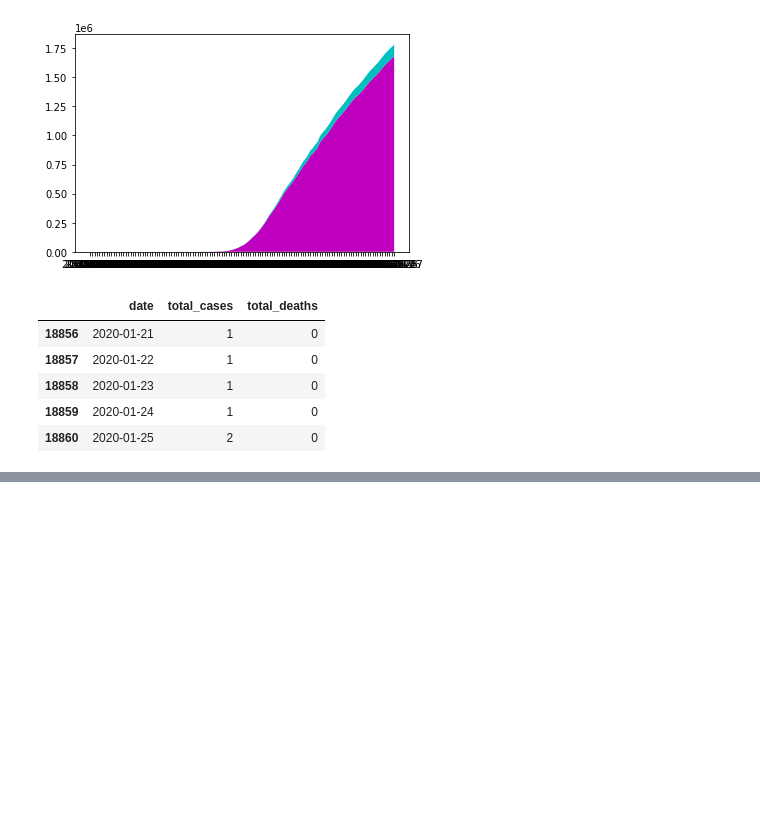
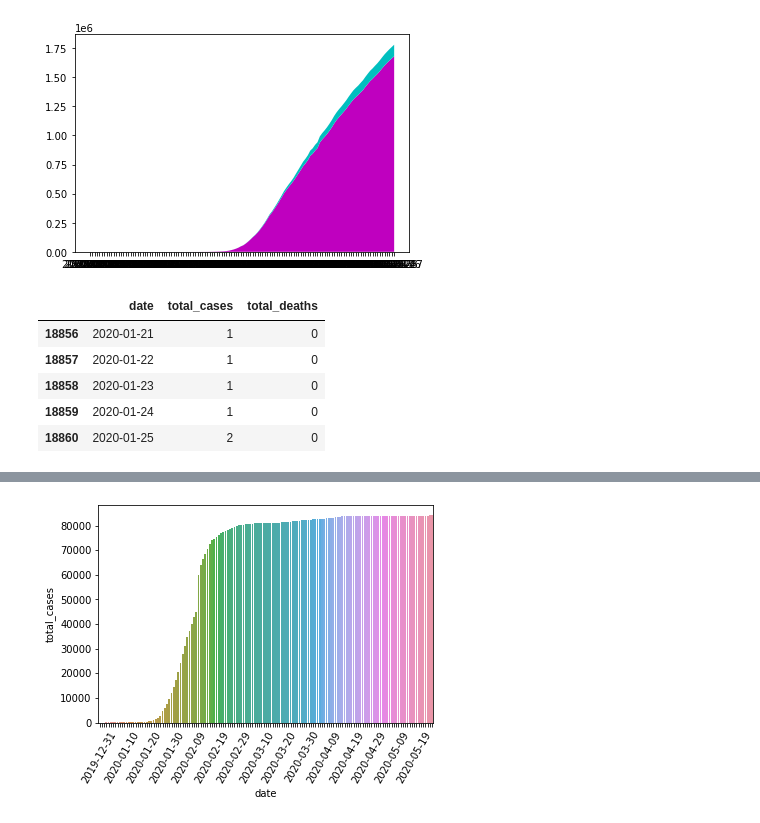
Before and after one commit to elizabethgallmeister/PIC10C-finalproject, a Jupyter notebook: final project-actual.ipynb, the cells around one changed output, grey strips where cells are left out. Saved outputs shown, nothing was run; the diff lists cells and outputs as text; code cells hidden in the pictures; blank space fills up the shorter version.

```diff
--- a/final project-actual.ipynb
+++ b/final project-actual.ipynb
@@ -267,0 +316,5 @@ for i, t in enumerate(ax.get_xticklabels()):
+# %%
+# China dataset
+china = covid.loc[covid['location']=='China', ['date', 'total_cases', 'total_deaths']]
+china.head()
+# note to self that China's first case came before Dec. 31, 2019
@@ -267,0 +336,8 @@ for i, t in enumerate(ax.get_xticklabels()):
+# %%
+cx = sns.barplot(x = "date", y="total_cases", data=china)
+cx.set_xticklabels(china.date,rotation=60)
+for i, t in enumerate(cx.get_xticklabels()):
+    if (i % 10) != 0:
+        t.set_visible(False)
+# %% [output]
+[figure, added]
```
Also changed, not shown: parts of 13 cells of this notebook.
